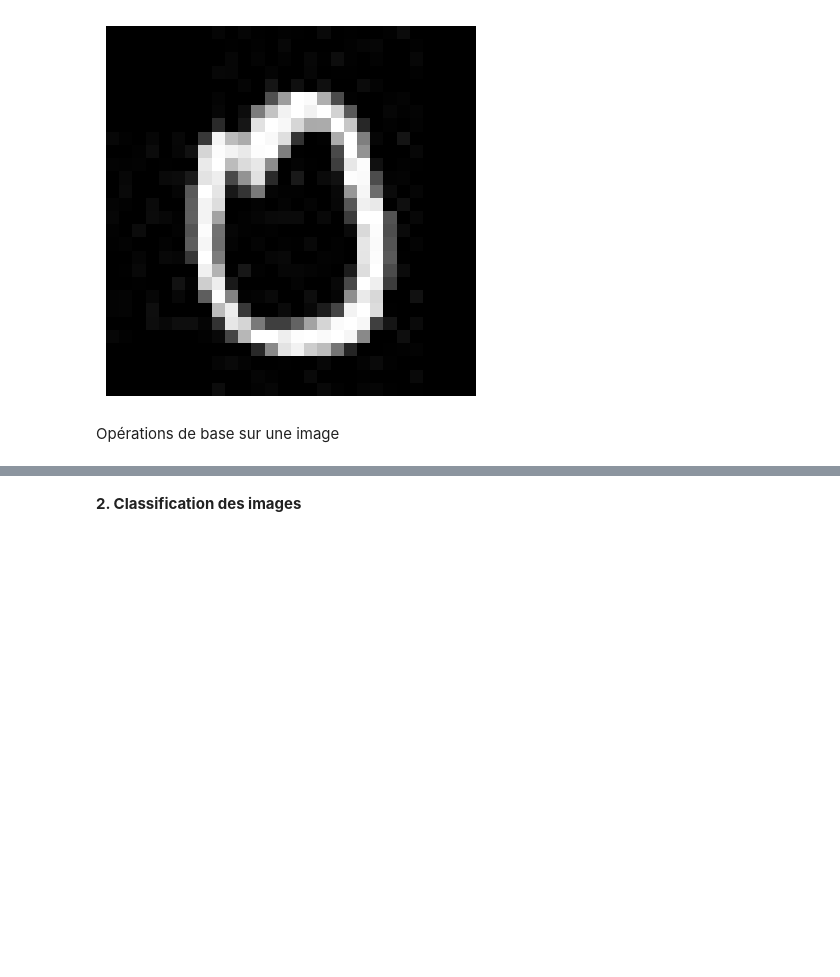
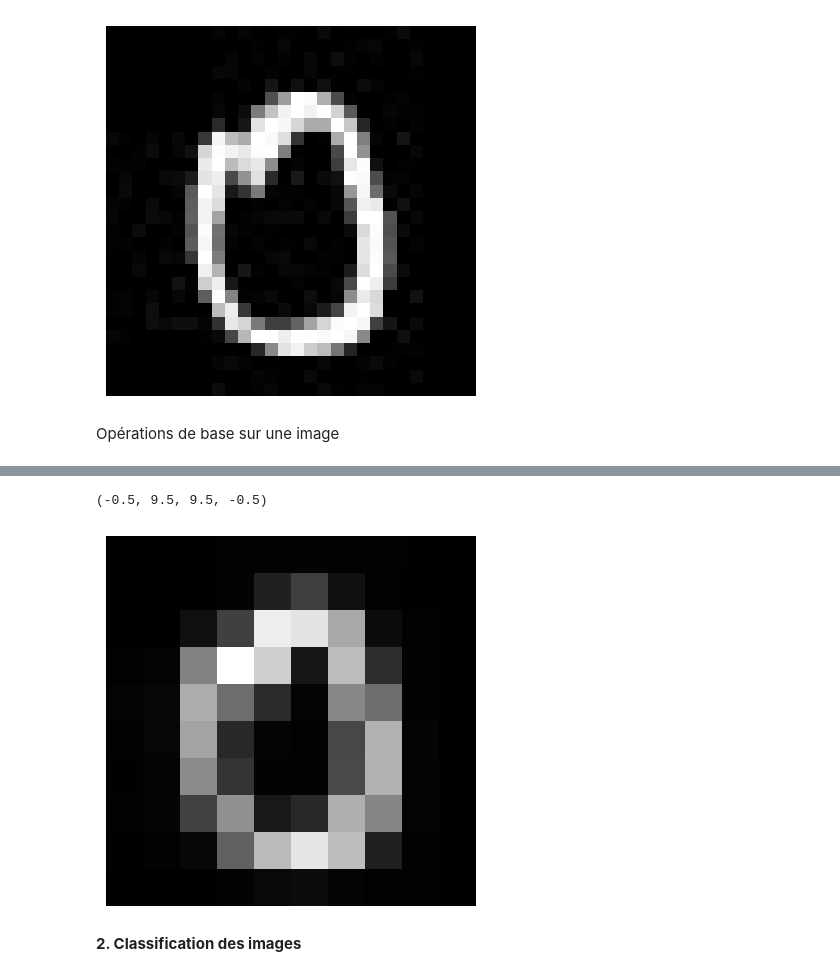
Before and after one commit to melekabbassi/Python, a Jupyter notebook: lab_classification_images_incomplet.ipynb, the cells around one changed output, grey strips where cells are left out. Saved outputs shown, nothing was run; the diff lists cells and outputs as text; code cells hidden in the pictures; blank space fills up the shorter version.

```diff
--- a/lab_classification_images_incomplet.ipynb
+++ b/lab_classification_images_incomplet.ipynb
@@ -160,3 +176,10 @@ I1=#
+# %%
+# Afficher I1
+plt.imshow(I1, cmap='gray')
+plt.axis('off')
+# %% [output]
+(-0.5, 9.5, 9.5, -0.5)
+[figure, added]
 # %% [markdown]
 **2. Classification des images**
 # %% [markdown]
```
Also changed, not shown: parts of 22 cells of this notebook, 1 other file.
